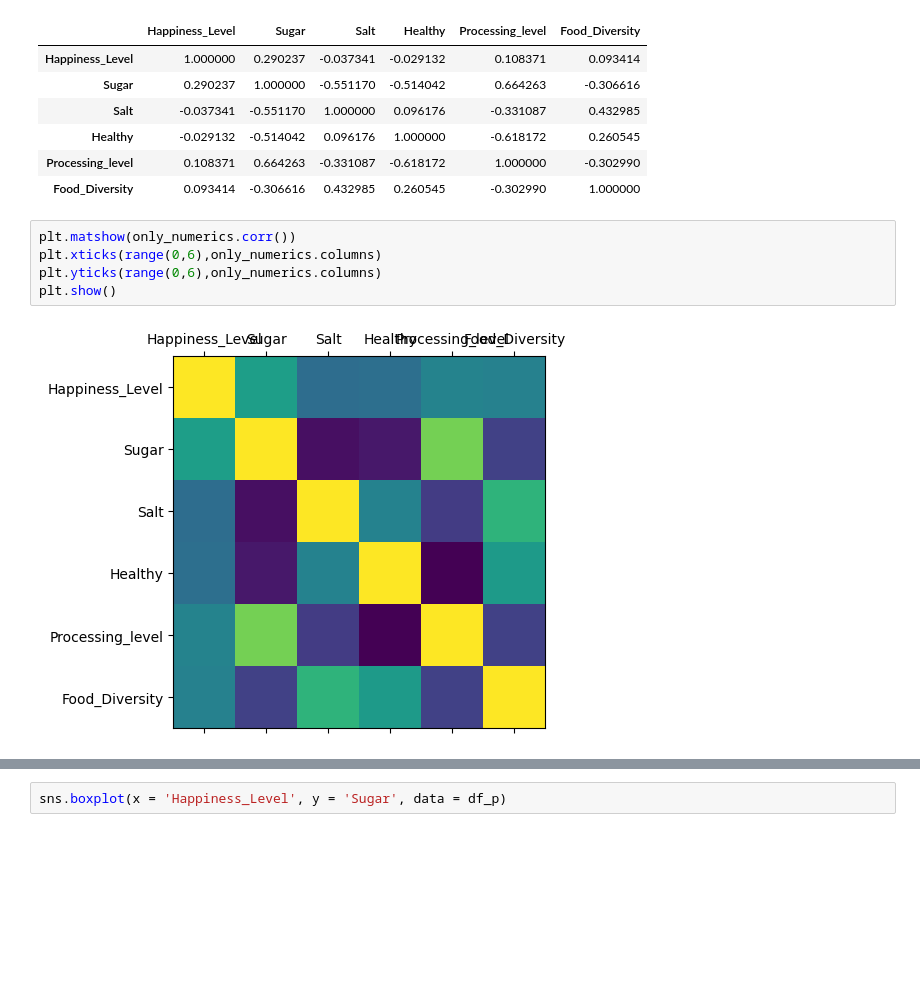
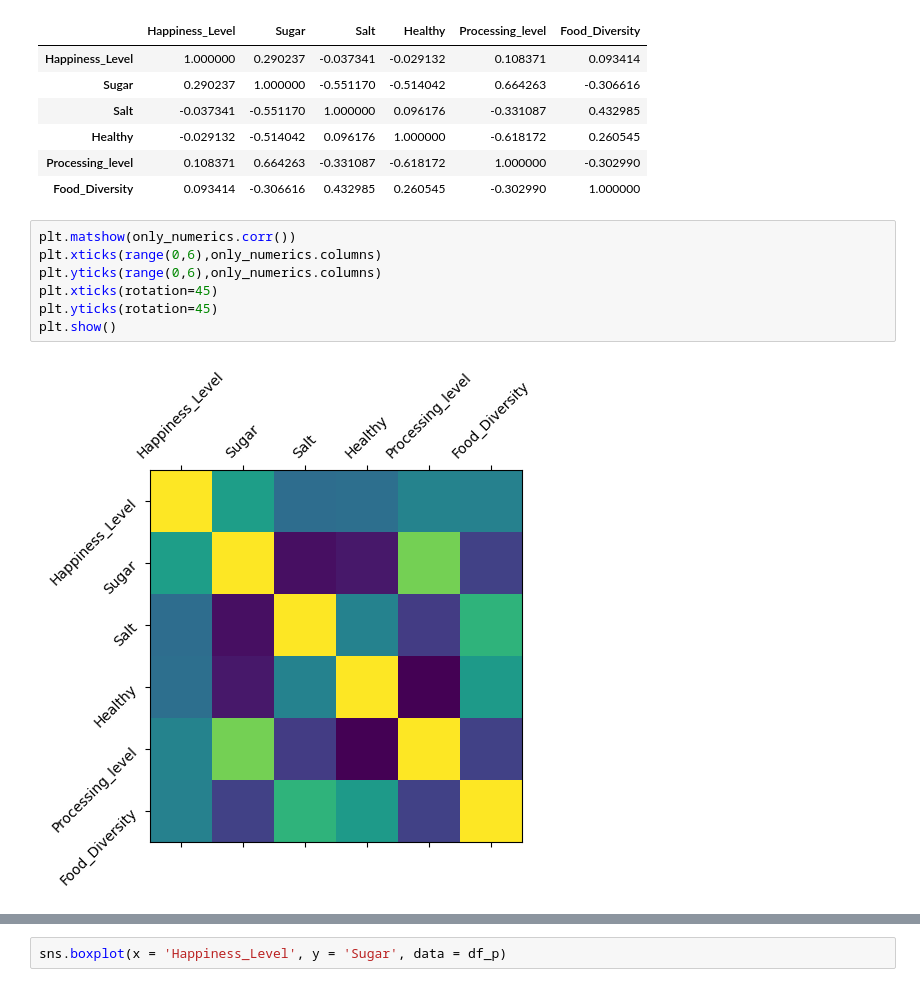
Before and after one commit to G-Nancy/project-module-1, a Jupyter notebook: data_exploration.ipynb, the cells around one changed output, grey strips where cells are left out. Saved outputs shown, nothing was run; the diff lists cells and outputs as text; blank space fills up the shorter version.

```diff
--- a/data_exploration.ipynb
+++ b/data_exploration.ipynb
@@ -177,7 +178,9 @@ only_numerics.corr()
 # %%
 plt.matshow(only_numerics.corr())
 plt.xticks(range(0,6),only_numerics.columns)
 plt.yticks(range(0,6),only_numerics.columns)
+plt.xticks(rotation=45)
+plt.yticks(rotation=45)
 plt.show()
 # %% [output]
-[figure, old version]
+[figure, new version]
```
Also changed, not shown: parts of 24 cells of this notebook, 1 other file.
